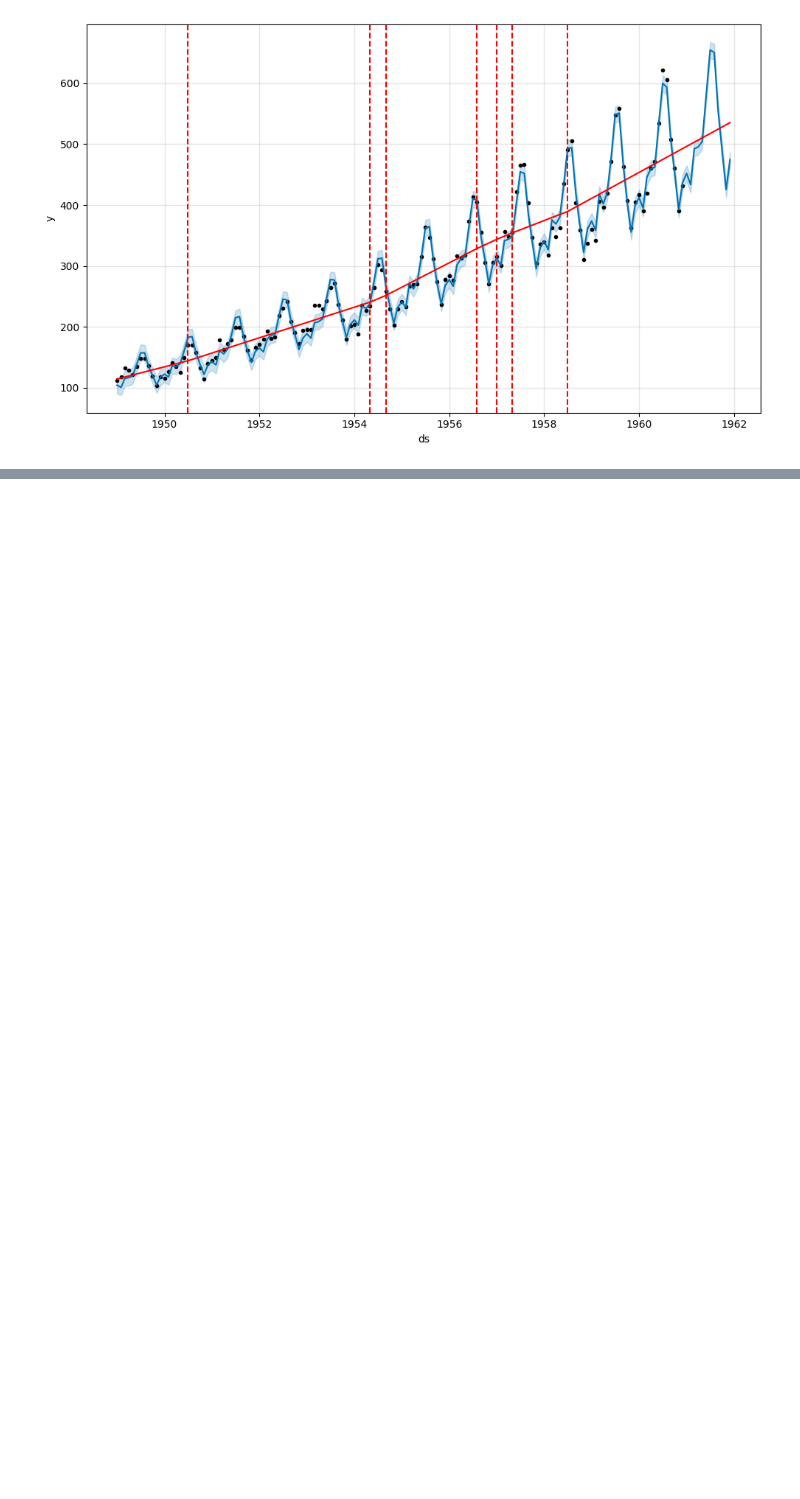
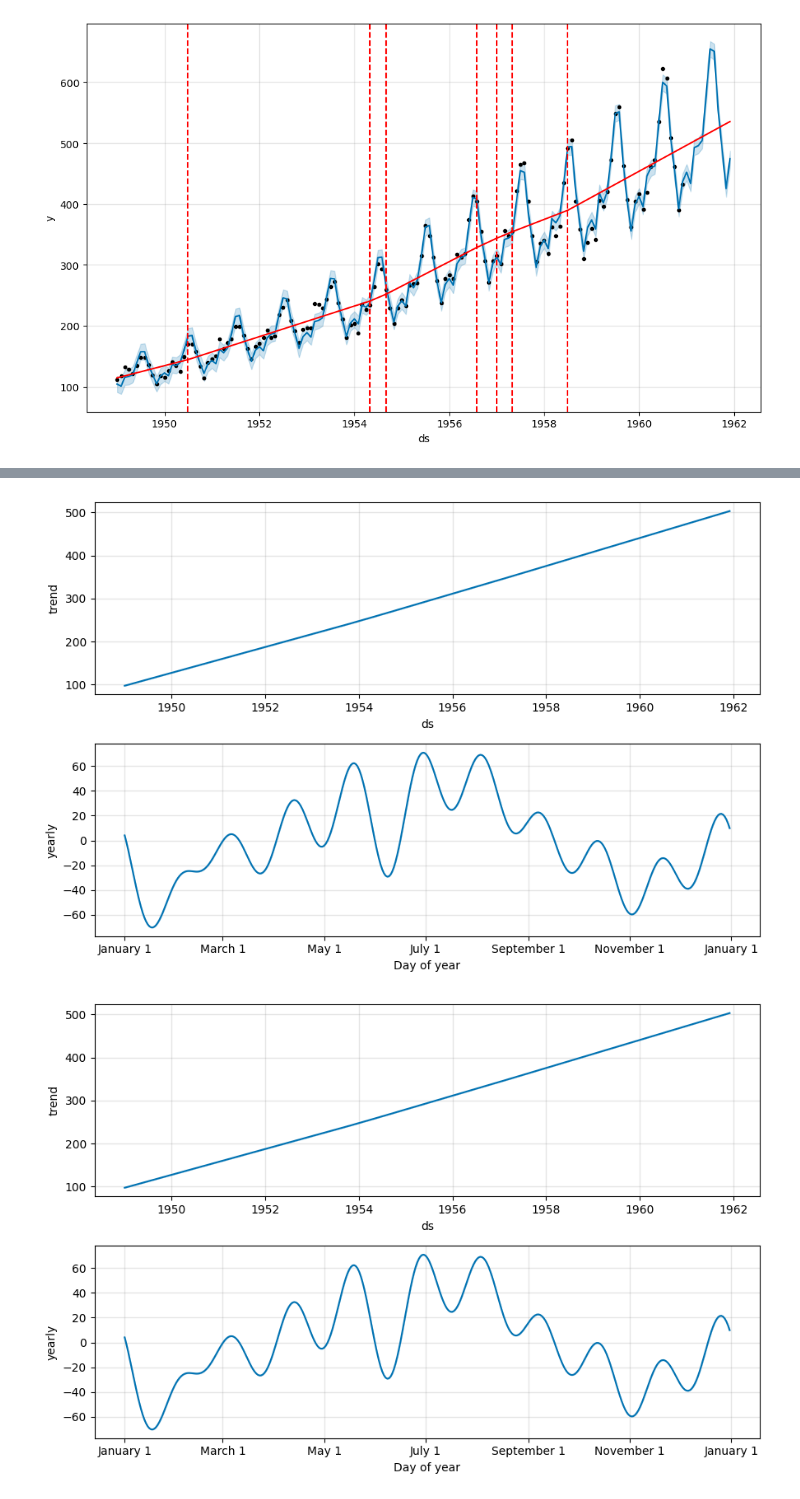
Before and after one commit to Pratik94229/Time-Series, a Jupyter notebook: Airline_Passenger_Prediction_using_FBProphet.ipynb, the cells around one changed output, grey strips where cells are left out. Cells and saved outputs as stored; diff of their text form; code cells hidden in the pictures; blank space fills up the shorter version.

```diff
--- a/Airline_Passenger_Prediction_using_FBProphet.ipynb
+++ b/Airline_Passenger_Prediction_using_FBProphet.ipynb
@@ -175,0 +257,6 @@ future = m2.make_future_dataframe(periods=12,freq="MS")
+# %%
+#plotting model components
+m3.plot_components(forecast)
+# %% [output]
+[figure, added]
+[figure, added]
```
Also changed, not shown: parts of 55 cells of this notebook.
